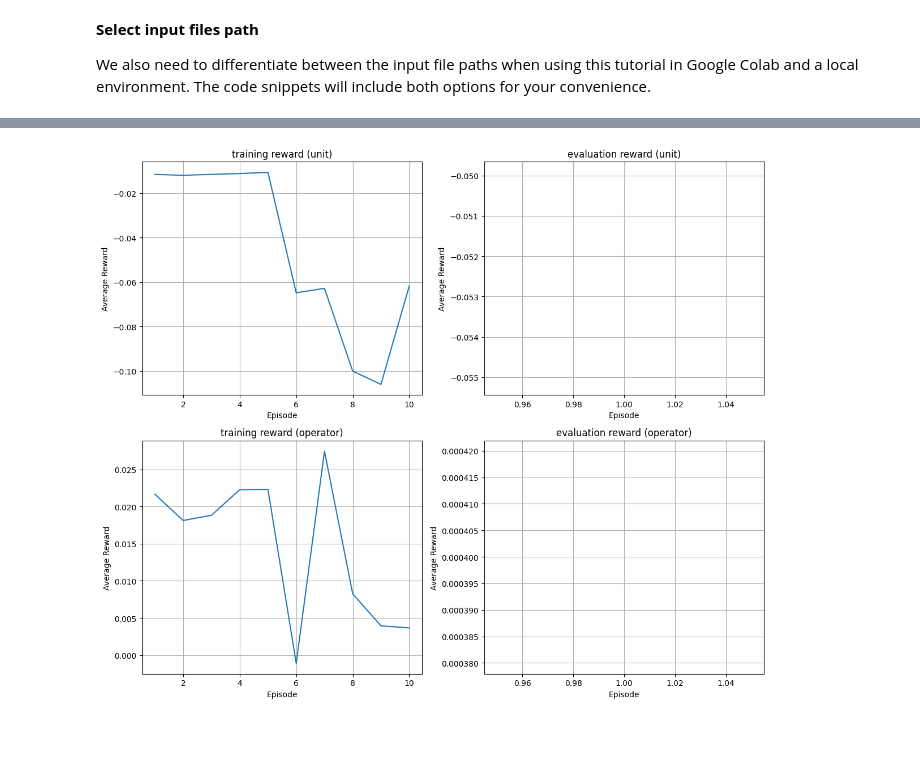
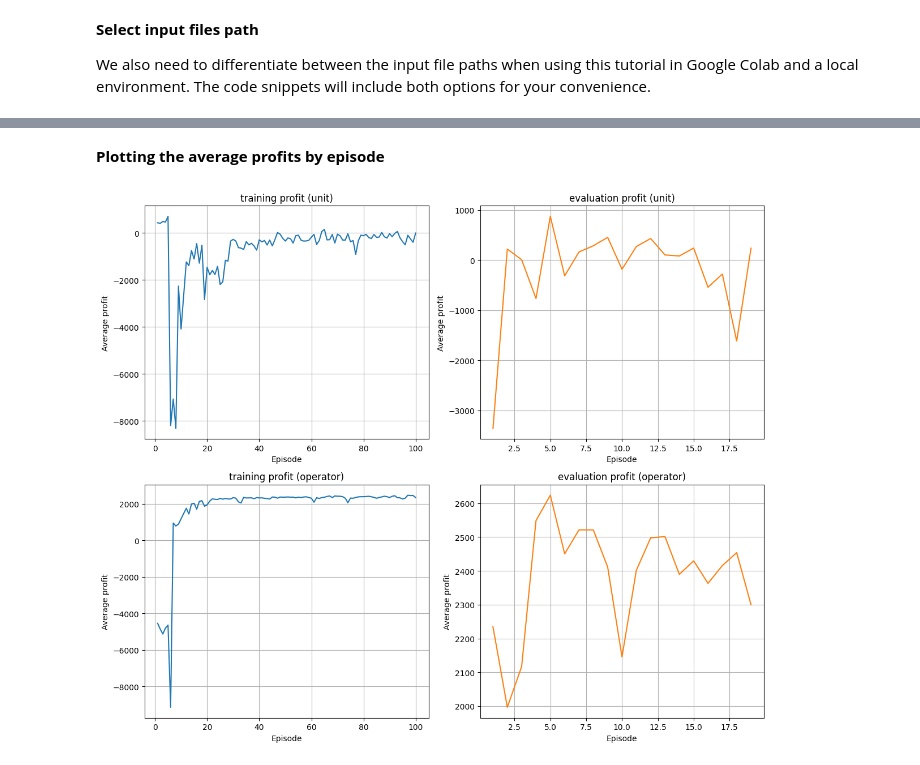
Before and after one commit to chiara-fb/assume, a Jupyter notebook: examples/notebooks/13_reinforcement_learning_portfolio.ipynb, the cells around one changed output, grey strips where cells are left out. Saved outputs shown, nothing was run; the diff lists cells and outputs as text; code cells hidden in the pictures; blank space fills up the shorter version.

Commit message:
working on RL example

```diff
--- a/examples/notebooks/13_reinforcement_learning_portfolio.ipynb
+++ b/examples/notebooks/13_reinforcement_learning_portfolio.ipynb
@@ -161,53 +570,32 @@ After running both simulations, we can now compare them through loading the SQL
+# %% [markdown]
+**Plotting the average profits by episode**
 # %%
-from sqlalchemy import create_engine
-import pandas as pd
 import matplotlib.pyplot as plt
-
-
-
-def read_sql(example):
-  # Connect to the simulation database
-    engine = create_engine(f"sqlite:///../local_db/assume_{example}.db")
-
-    # Query rewards for specific simulation and unit
-    sql = f"""
-            SELECT
-                datetime,
-                bidder,
-                reward,
-                simulation,
-                evaluation_mode,
-                episode
-            FROM rl_params
-            WHERE simulation = 'example_{example}_base'
-            ORDER BY datetime
-            """
-    reward_df = pd.read_sql(sql, engine)
-    reward_df.rename(columns={"evaluation_mode": "eval"}, inplace=True)
-    return reward_df
-
-# Load query results
-reward_dfs =  {
-      "unit": read_sql('02b'),
-      "operator": read_sql('02f'),
-      }
-
 
 # --- Separate plots for training and evaluation ---
 fig, axes = plt.subplots(2, 2, figsize=(12, 10),tight_layout=True)
 colors = ["tab:blue", "tab:orange"]
 
-for i, bidder in enumerate(reward_dfs):
+for i, bidder in enumerate(profit_dfs):
   for j, mode in enumerate(["training", "evaluation"]):
 
-    plot_df = reward_dfs[bidder]
+    plot_df = profit_dfs[bidder]
+    # training on the left, evaluation on the right
     plot_df = plot_df[plot_df["eval"] == j]
-    plot_grouped = plot_df.groupby("episode")["reward"].mean()
+    # average profit over episode and bidders
+    # each date of an episode one row, each bidder reward one col
+    pivot_df = plot_df.pivot(values="profit",
+                            columns="bidder",
+                            index=["datetime", "episode"])
+    # compute total profit of RL agents for that episode & date
+    tot_profit = pivot_df.sum(axis=1)
+    # average of total profit for the same date
+    avg_profit = tot_profit.groupby("episode").mean()
 
-    axes[i,j].plot(plot_grouped.index, plot_grouped.values, color=colors[j])
-    axes[i,j].set_title(f"{mode} reward ({bidder})")
-    axes[i,j].set_ylabel("Average Reward")
+    axes[i,j].plot(avg_profit.index, avg_profit.values, color=colors[j])
+    axes[i,j].set_title(f"{mode} profit ({bidder})")
+    axes[i,j].set_ylabel("Average profit")
     axes[i,j].set_xlabel("Episode")
     axes[i,j].grid(True)
 # %% [output]
-[figure, old version]
+[figure, new version]
```
Also changed, not shown: parts of 22 cells of this notebook, 2 other files.
